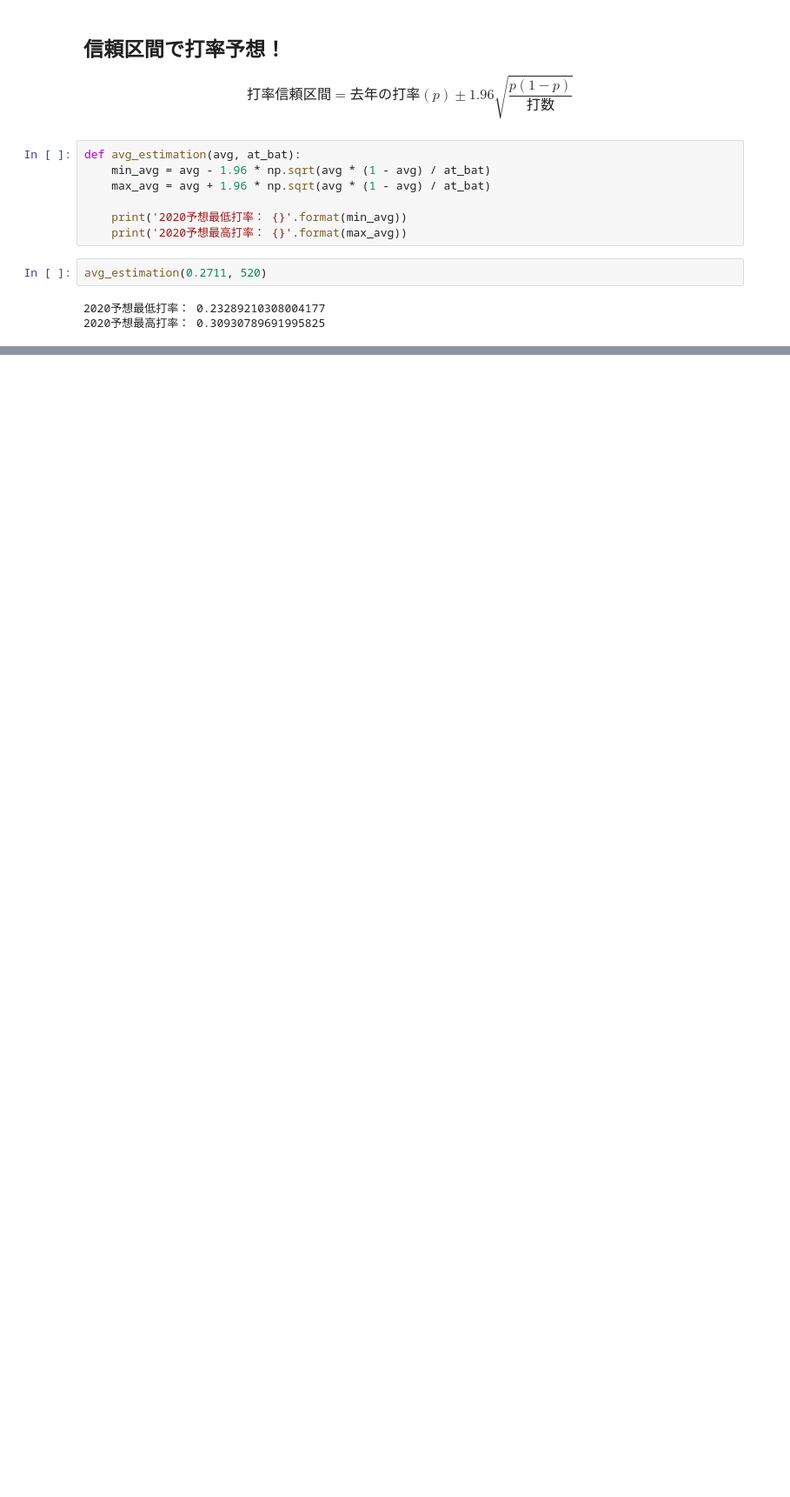
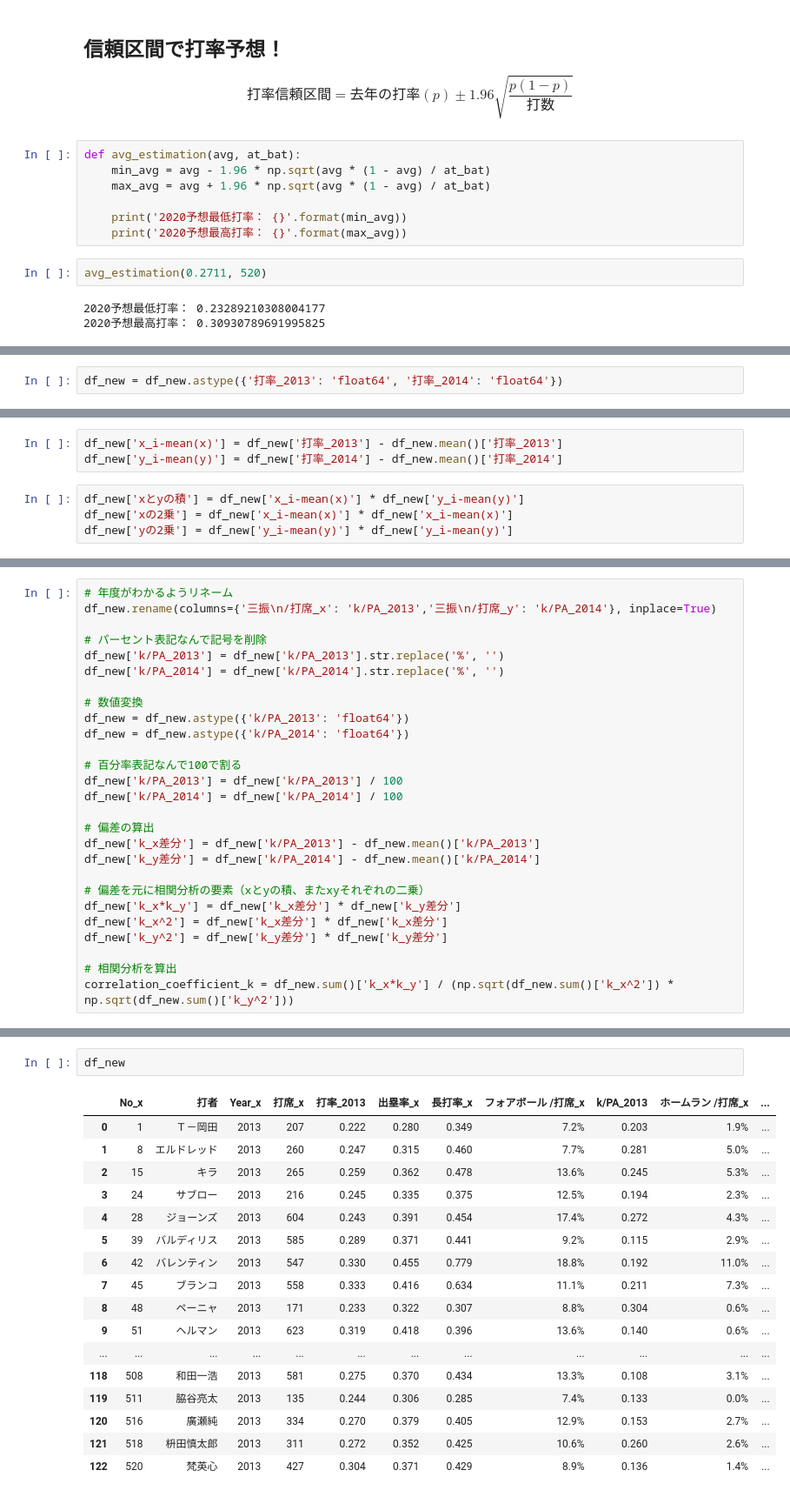
Before and after one commit to kuma127/baseball-player-drf-database, a Jupyter notebook: Statistics_by_baseball.ipynb, the cells around one changed output, grey strips where cells are left out. Shown at 87% size. Saved outputs shown, nothing was run; the diff lists cells and outputs as text; blank space fills up the shorter version.

```diff
--- a/Statistics_by_baseball.ipynb
+++ b/Statistics_by_baseball.ipynb
@@ -332,0 +344,2 @@ avg_estimation(0.2711, 520)
+# %%
+df_new = df_new.astype({'打率_2013': 'float64', '打率_2014': 'float64'})
@@ -332,0 +352,7 @@ avg_estimation(0.2711, 520)
+# %%
+df_new['x_i-mean(x)'] = df_new['打率_2013'] - df_new.mean()['打率_2013']
+df_new['y_i-mean(y)'] = df_new['打率_2014'] - df_new.mean()['打率_2014']
+# %%
+df_new['xとyの積'] = df_new['x_i-mean(x)'] * df_new['y_i-mean(y)']
+df_new['xの2乗'] = df_new['x_i-mean(x)'] * df_new['x_i-mean(x)']
+df_new['yの2乗'] = df_new['y_i-mean(y)'] * df_new['y_i-mean(y)']
@@ -332,0 +367,27 @@ avg_estimation(0.2711, 520)
+# %%
+# 年度がわかるようリネーム
+df_new.rename(columns={'三振\n/打席_x': 'k/PA_2013','三振\n/打席_y': 'k/PA_2014'}, inplace=True)
+
+# パーセント表記なんで記号を削除
+df_new['k/PA_2013'] = df_new['k/PA_2013'].str.replace('%', '')
+df_new['k/PA_2014'] = df_new['k/PA_2014'].str.replace('%', '')
+
+# 数値変換
+df_new = df_new.astype({'k/PA_2013': 'float64'})
+df_new = df_new.astype({'k/PA_2014': 'float64'})
+
+# 百分率表記なんで100で割る
+df_new['k/PA_2013'] = df_new['k/PA_2013'] / 100
+df_new['k/PA_2014'] = df_new['k/PA_2014'] / 100
+
+# 偏差の算出
+df_new['k_x差分'] = df_new['k/PA_2013'] - df_new.mean()['k/PA_2013']
+df_new['k_y差分'] = df_new['k/PA_2014'] - df_new.mean()['k/PA_2014']
+
+# 偏差を元に相関分析の要素（xとyの積、またxyそれぞれの二乗）
+df_new['k_x*k_y'] = df_new['k_x差分'] * df_new['k_y差分']
+df_new['k_x^2'] = df_new['k_x差分'] * df_new['k_x差分']
+df_new['k_y^2'] = df_new['k_y差分'] * df_new['k_y差分']
+
+# 相関分析を算出
+correlation_coefficient_k = df_new.sum()['k_x*k_y'] / (np.sqrt(df_new.sum()['k_x^2']) * np.sqrt(df_new.sum()['k_y^2']))
@@ -332,0 +402,20 @@ avg_estimation(0.2711, 520)
+# %%
+df_new
+# %% [output]
+|  | No_x | 打者 | Year_x | 打席_x | 打率_2013 | 出塁率_x | 長打率_x | フォアボール /打席_x | k/PA_2013 | ホームラン /打席_x | ... |
+| 0 | 1 | Ｔ－岡田 | 2013 | 207 | 0.222 | 0.280 | 0.349 | 7.2% | 0.203 | 1.9% | ... |
+| 1 | 8 | エルドレッド | 2013 | 260 | 0.247 | 0.315 | 0.460 | 7.7% | 0.281 | 5.0% | ... |
+| 2 | 15 | キラ | 2013 | 265 | 0.259 | 0.362 | 0.478 | 13.6% | 0.245 | 5.3% | ... |
+| 3 | 24 | サブロー | 2013 | 216 | 0.245 | 0.335 | 0.375 | 12.5% | 0.194 | 2.3% | ... |
+| 4 | 28 | ジョーンズ | 2013 | 604 | 0.243 | 0.391 | 0.454 | 17.4% | 0.272 | 4.3% | ... |
+| 5 | 39 | バルディリス | 2013 | 585 | 0.289 | 0.371 | 0.441 | 9.2% | 0.115 | 2.9% | ... |
+| 6 | 42 | バレンティン | 2013 | 547 | 0.330 | 0.455 | 0.779 | 18.8% | 0.192 | 11.0% | ... |
+| 7 | 45 | ブランコ | 2013 | 558 | 0.333 | 0.416 | 0.634 | 11.1% | 0.211 | 7.3% | ... |
+| 8 | 48 | ペーニャ | 2013 | 171 | 0.233 | 0.322 | 0.307 | 8.8% | 0.304 | 0.6% | ... |
+| 9 | 51 | ヘルマン | 2013 | 623 | 0.319 | 0.418 | 0.396 | 13.6% | 0.140 | 0.6% | ... |
+| ... | ... | ... | ... | ... | ... | ... | ... | ... | ... | ... | ... |
+| 118 | 508 | 和田一浩 | 2013 | 581 | 0.275 | 0.370 | 0.434 | 13.3% | 0.108 | 3.1% | ... |
+| 119 | 511 | 脇谷亮太 | 2013 | 135 | 0.244 | 0.306 | 0.285 | 7.4% | 0.133 | 0.0% | ... |
+| 120 | 516 | 廣瀬純 | 2013 | 334 | 0.270 | 0.379 | 0.405 | 12.9% | 0.153 | 2.7% | ... |
+| 121 | 518 | 枡田慎太郎 | 2013 | 311 | 0.272 | 0.352 | 0.425 | 10.6% | 0.260 | 2.6% | ... |
+| 122 | 520 | 梵英心 | 2013 | 427 | 0.304 | 0.371 | 0.429 | 8.9% | 0.136 | 1.4% | ... |
```
Also changed, not shown: parts of 35 cells of this notebook.
